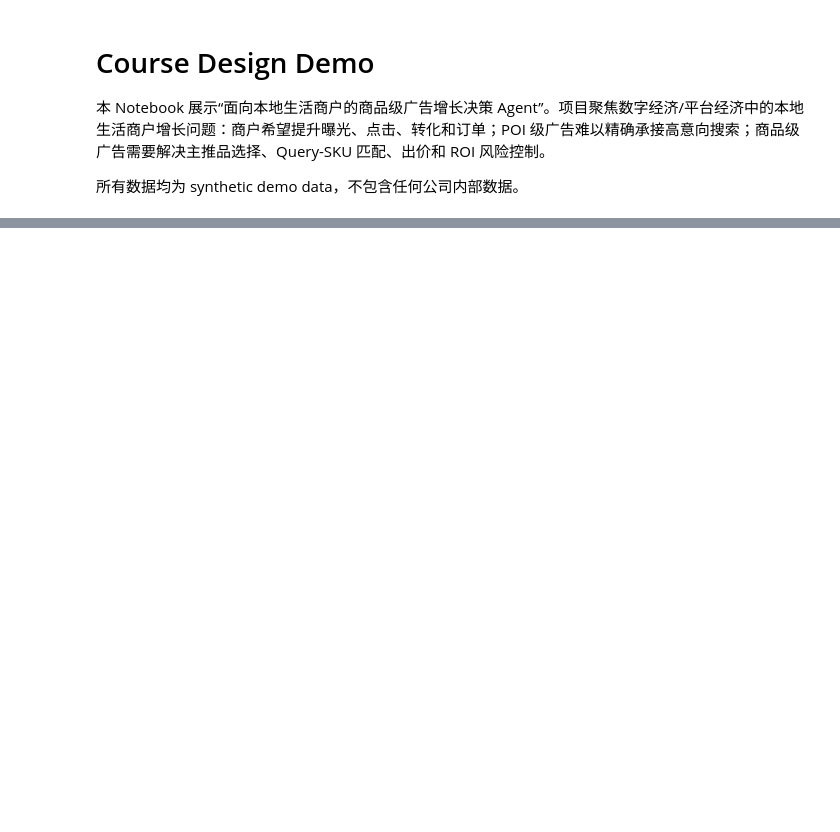
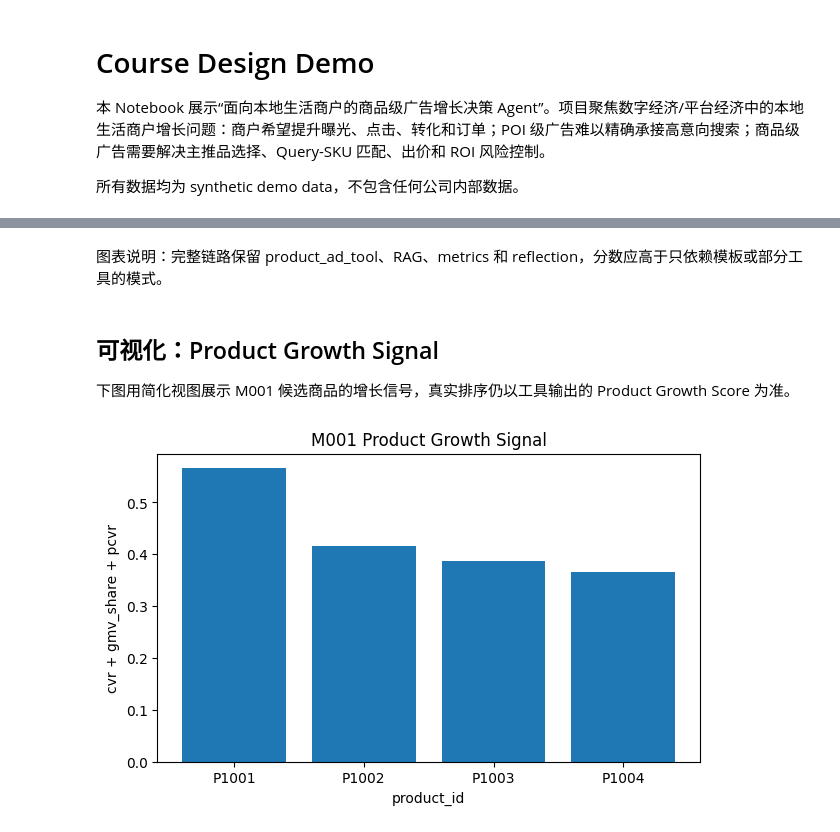
Before and after one commit to xjy0526/business-insight-agent, a Jupyter notebook: notebooks/course_design_demo.ipynb, the cells around one changed output, grey strips where cells are left out. Saved outputs shown, nothing was run; the diff lists cells and outputs as text; code cells hidden in the pictures; blank space fills up the shorter version.

Commit message:
fix(course): harden product ad agent evaluation and submission artifacts

```diff
--- a/notebooks/course_design_demo.ipynb
+++ b/notebooks/course_design_demo.ipynb
@@ -30,16 +6,0 @@ DATA_DIR
-# %%
-tables = {
-    name: pd.read_csv(DATA_DIR / f'{name}.csv')
-    for name in [
-        'products',
-        'orders',
-        'traffic',
-        'reviews',
-        'campaigns',
-        'local_ad_sku_candidates',
-        'query_sku_recall',
-        'ad_bid_experiments',
-        'poi_level_ads_baseline',
-    ]
-}
-[(name, df.shape) for name, df in tables.items()]
@@ -129,0 +40,17 @@ plt.show()
+# %%
+table_names = [
+    "products",
+    "orders",
+    "traffic",
+    "reviews",
+    "campaigns",
+    "local_ad_sku_candidates",
+    "query_sku_recall",
+    "ad_bid_experiments",
+    "poi_level_ads_baseline",
+]
+tables = {name: pd.read_csv(DATA_DIR / f"{name}.csv") for name in table_names}
+shape_df = pd.DataFrame(
+    [{"table": name, "rows": df.shape[0], "columns": df.shape[1]} for name, df in tables.items()]
+)
+display(shape_df)
@@ -129,0 +305,17 @@ plt.show()
+# %% [markdown]
+图表说明：完整链路保留 product_ad_tool、RAG、metrics 和 reflection，分数应高于只依赖模板或部分工具的模式。
+# %% [markdown]
+## 可视化：Product Growth Signal
+
+下图用简化视图展示 M001 候选商品的增长信号，真实排序仍以工具输出的 Product Growth Score 为准。
+# %%
+sku_plot_df = tables["local_ad_sku_candidates"].query("merchant_id == 'M001'").copy()
+sku_plot_df["simple_growth_view"] = sku_plot_df["cvr"] + sku_plot_df["gmv_share"] + sku_plot_df["pcvr"]
+plt.figure(figsize=(7, 4))
+plt.bar(sku_plot_df["product_id"], sku_plot_df["simple_growth_view"])
+plt.title("M001 Product Growth Signal")
+plt.xlabel("product_id")
+plt.ylabel("cvr + gmv_share + pcvr")
+plt.show()
+# %% [output]
+[figure, added]
```
Also changed, not shown: parts of 53 cells of this notebook, 40 other files.
